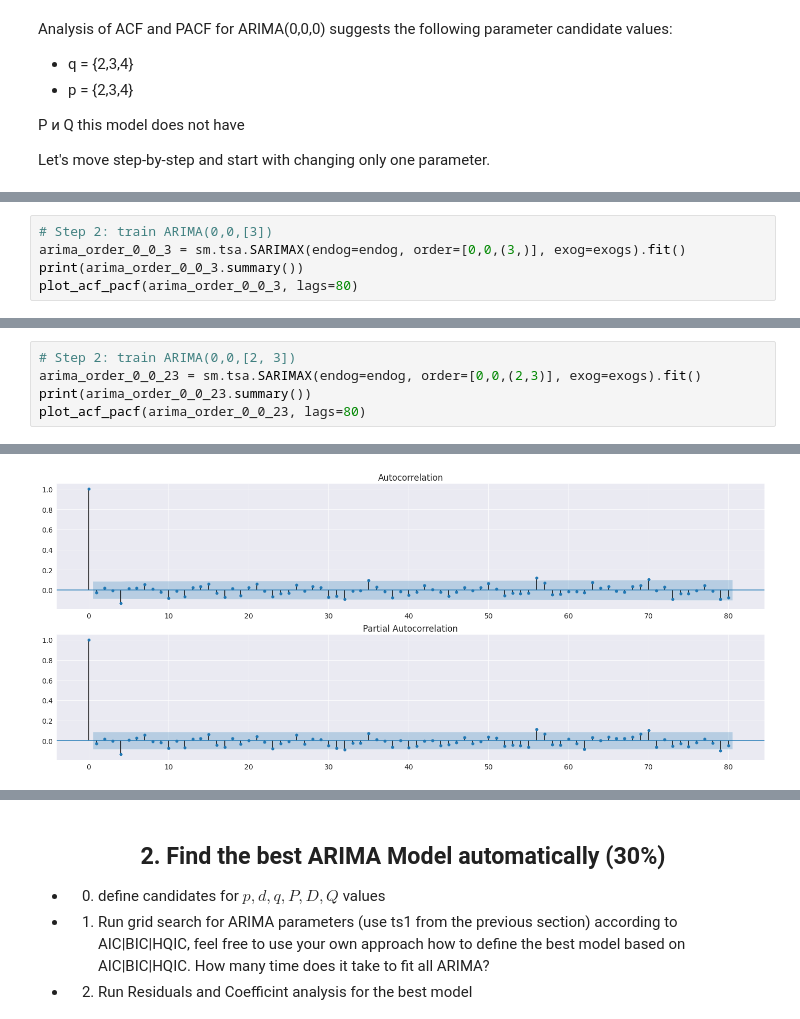
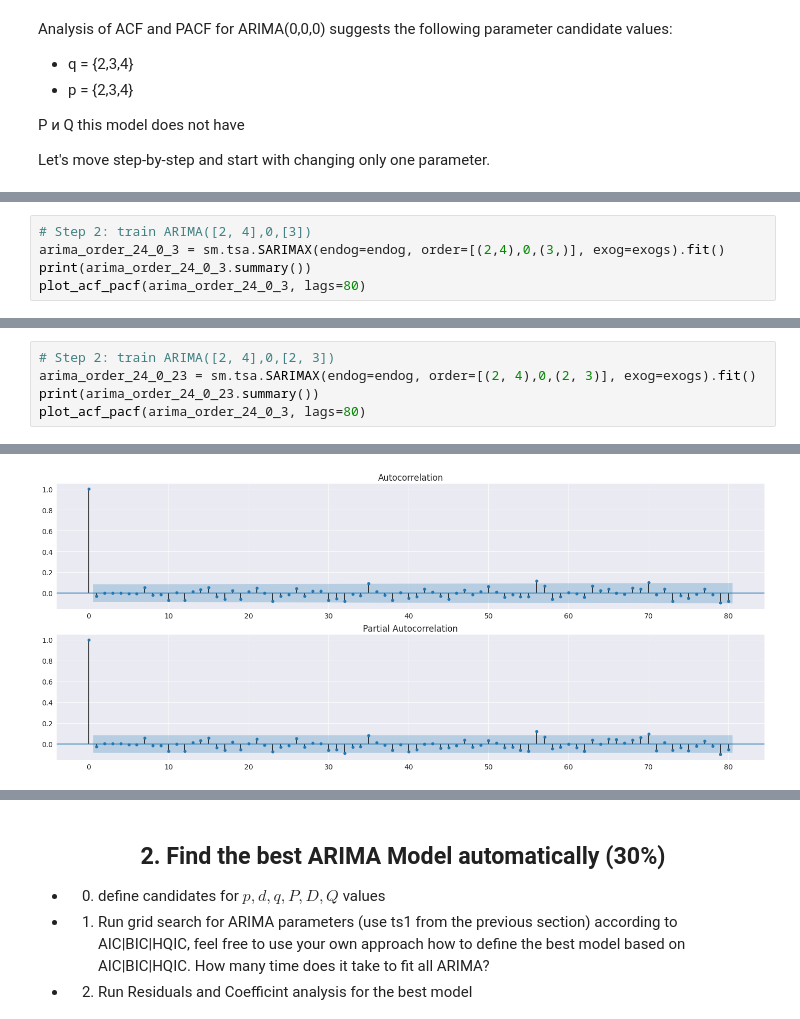
Before and after one commit to Kulikov17/MLDS_ATSF, a Jupyter notebook: hw_2/kulikov_w2022_23_hw2.ipynb, the cells around one changed output, grey strips where cells are left out. Cells and saved outputs as stored; diff of their text form.

```diff
--- a/hw_2/kulikov_w2022_23_hw2.ipynb
+++ b/hw_2/kulikov_w2022_23_hw2.ipynb
@@ -479,6 +479,6 @@ Warnings:
 # %%
-# Step 2: train ARIMA(0,0,[3])
-arima_order_0_0_3 = sm.tsa.SARIMAX(endog=endog, order=[0,0,(3,)], exog=exogs).fit()
-print(arima_order_0_0_3.summary())
-plot_acf_pacf(arima_order_0_0_3, lags=80)
+# Step 2: train ARIMA([2, 4],0,[3])
+arima_order_24_0_3 = sm.tsa.SARIMAX(endog=endog, order=[(2,4),0,(3,)], exog=exogs).fit()
+print(arima_order_24_0_3.summary())
+plot_acf_pacf(arima_order_24_0_3, lags=80)
 # %% [output]
@@ -527,6 +527,6 @@ Warnings:
 # %%
-# Step 2: train ARIMA(0,0,[2, 3])
-arima_order_0_0_23 = sm.tsa.SARIMAX(endog=endog, order=[0,0,(2,3)], exog=exogs).fit()
-print(arima_order_0_0_23.summary())
-plot_acf_pacf(arima_order_0_0_23, lags=80)
+# Step 2: train ARIMA([2, 4],0,[2, 3])
+arima_order_24_0_23 = sm.tsa.SARIMAX(endog=endog, order=[(2, 4),0,(2, 3)], exog=exogs).fit()
+print(arima_order_24_0_23.summary())
+plot_acf_pacf(arima_order_24_0_3, lags=80)
 # %% [output]
@@ -546,6 +546,6 @@ Covariance Type:                     opg
 ===================================================================================
 
 Warnings:
 [1] Covariance matrix calculated using the outer product of gradients (complex-step).
-[figure, old version]
+[figure, new version]
 # %%
```
Also changed, not shown: parts of 28 cells of this notebook.
